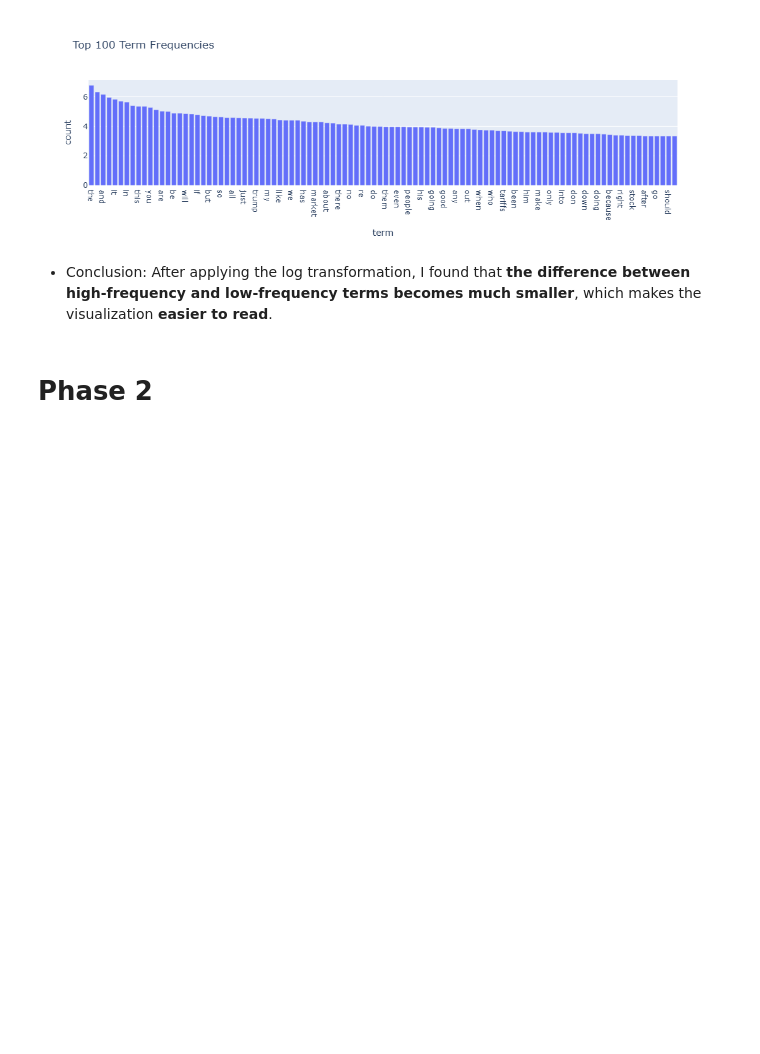
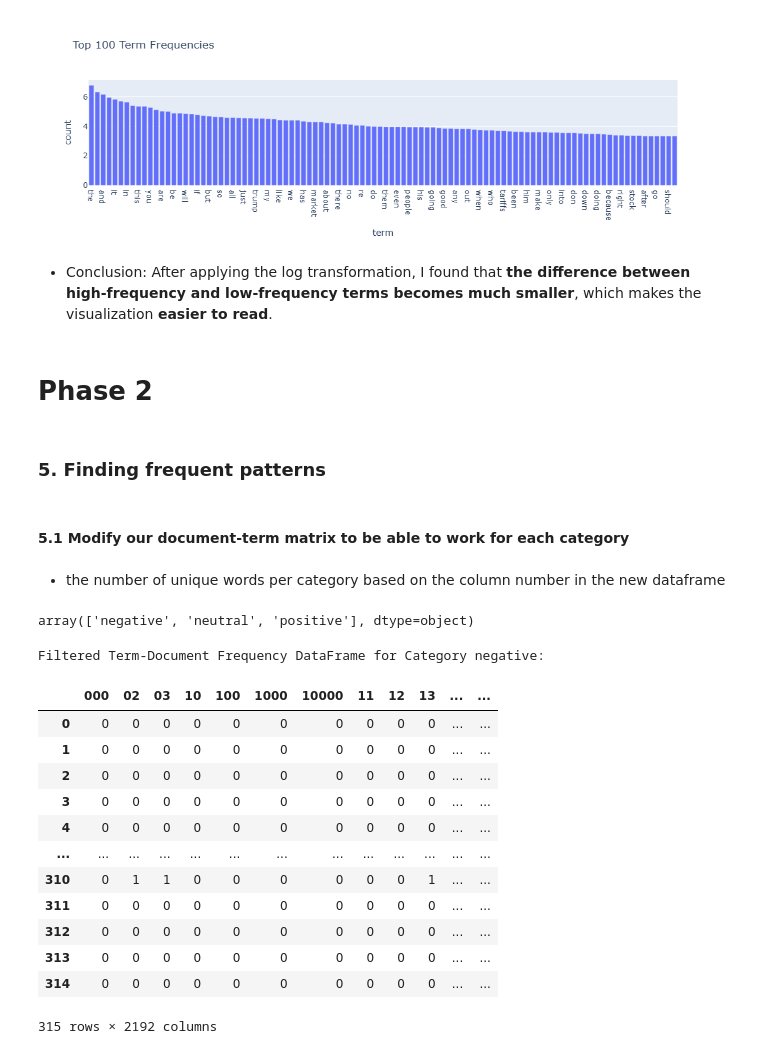
Before and after one commit to shangchehsieh/DM2025-Lab1-Exercise, a Jupyter notebook: DM2025-Lab1-Homework.ipynb, the cells around one changed output. Saved outputs shown, nothing was run; the diff lists cells and outputs as text; code cells hidden in the pictures; blank space fills up the shorter version.

```diff
--- a/DM2025-Lab1-Homework.ipynb
+++ b/DM2025-Lab1-Homework.ipynb
@@ -645,3 +645,7 @@ fig.show()
 # Phase 2
 # %%
 ### Begin Assignment Here
+# %% [markdown]
+### 5. Finding frequent patterns
+# %% [markdown]
+#### 5.1 Modify our document-term matrix to be able to work for each category
@@ -647,0 +684,26 @@ fig.show()
+# %% [markdown]
+- the number of unique words per category based on the column number in the new dataframe
+# %%
+categories
+# %% [output]
+array(['negative', 'neutral', 'positive'], dtype=object)
+# %%
+# Display the filtered DataFrame for one of the categories, feel free to change the number in the vector
+category_number=0 #0: negative(315), 1:neutral(423), 2:positive(109)
+print(f"Filtered Term-Document Frequency DataFrame for Category {categories[category_number]}:")
+filt_term_document_dfs[categories[category_number]]
+# %% [output]
+Filtered Term-Document Frequency DataFrame for Category negative:
+|  | 000 | 02 | 03 | 10 | 100 | 1000 | 10000 | 11 | 12 | 13 | ... | ... |
+| 0 | 0 | 0 | 0 | 0 | 0 | 0 | 0 | 0 | 0 | 0 | ... | ... |
+| 1 | 0 | 0 | 0 | 0 | 0 | 0 | 0 | 0 | 0 | 0 | ... | ... |
+| 2 | 0 | 0 | 0 | 0 | 0 | 0 | 0 | 0 | 0 | 0 | ... | ... |
+| 3 | 0 | 0 | 0 | 0 | 0 | 0 | 0 | 0 | 0 | 0 | ... | ... |
+| 4 | 0 | 0 | 0 | 0 | 0 | 0 | 0 | 0 | 0 | 0 | ... | ... |
+| ... | ... | ... | ... | ... | ... | ... | ... | ... | ... | ... | ... | ... |
+| 310 | 0 | 1 | 1 | 0 | 0 | 0 | 0 | 0 | 0 | 1 | ... | ... |
+| 311 | 0 | 0 | 0 | 0 | 0 | 0 | 0 | 0 | 0 | 0 | ... | ... |
+| 312 | 0 | 0 | 0 | 0 | 0 | 0 | 0 | 0 | 0 | 0 | ... | ... |
+| 313 | 0 | 0 | 0 | 0 | 0 | 0 | 0 | 0 | 0 | 0 | ... | ... |
+| 314 | 0 | 0 | 0 | 0 | 0 | 0 | 0 | 0 | 0 | 0 | ... | ... |
+315 rows × 2192 columns
```
Also changed, not shown: parts of 16 cells of this notebook.
